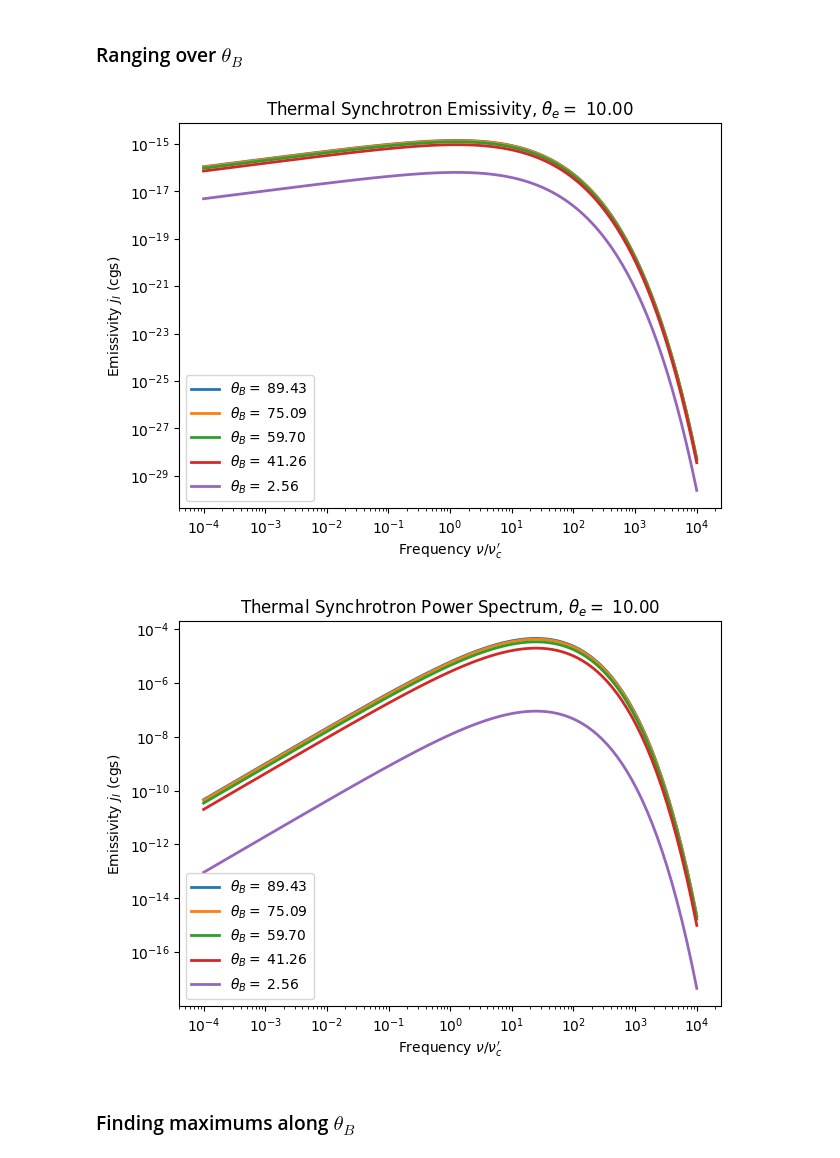
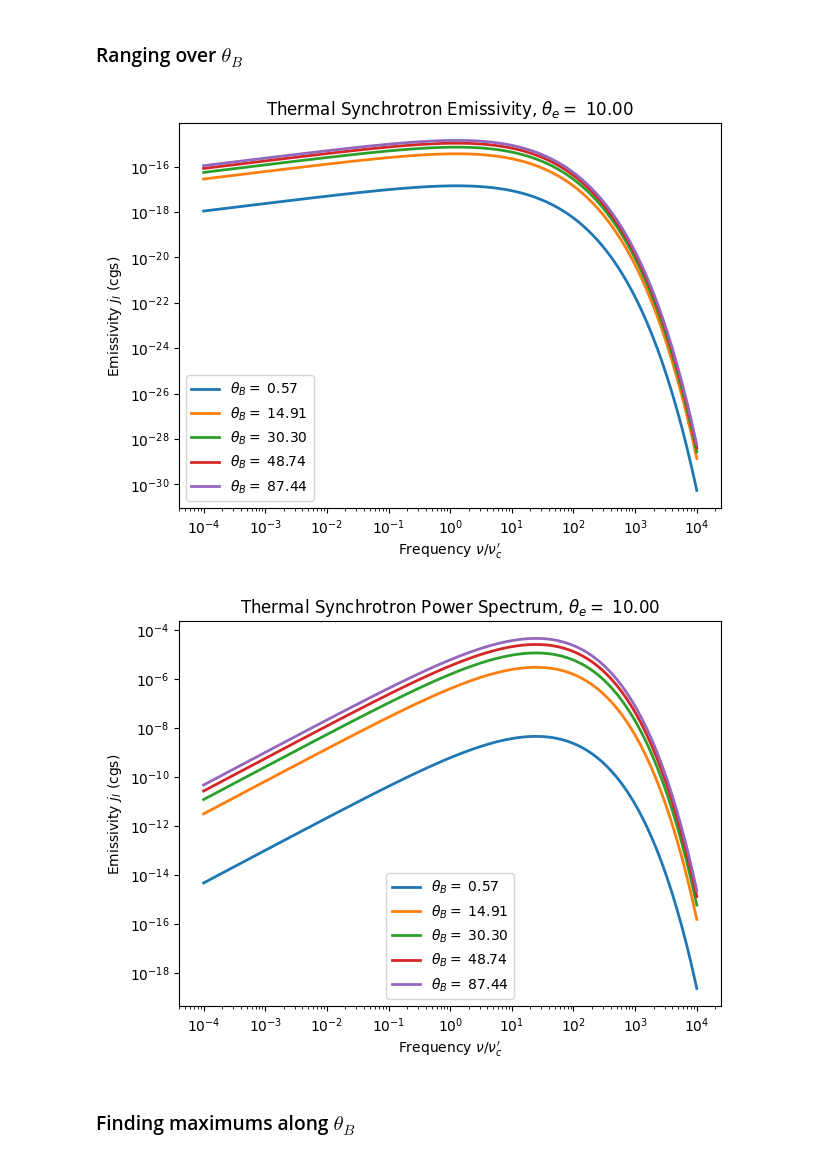
Before and after one commit to Aaron-Barrios/Aperture4, a Jupyter notebook: problems/gr_2d_kerr_schild/analysis_folder/access_data.ipynb, the cells around one changed output. Saved outputs shown, nothing was run; the diff lists cells and outputs as text; code cells hidden in the pictures.

```diff
--- a/problems/gr_2d_kerr_schild/analysis_folder/access_data.ipynb
+++ b/problems/gr_2d_kerr_schild/analysis_folder/access_data.ipynb
@@ -363,7 +363,7 @@ def nuc_prime(B, theta_e, theta_B):
     """ Characteristic synchrotron frequency (primed) """
     return 1.5*nuB(B)*np.sin(theta_B)*theta_e*theta_e
 # %%
-def build_F_table(xmin=1e-4, xmax=50.0, N=600):
+def build_F_table(xmin=1e-10, xmax=1e10, N=20000):
 
     xgrid = np.logspace(np.log10(xmin), np.log10(xmax), N)
     Fgrid = np.zeros_like(xgrid)
@@ -376,7 +376,10 @@ def build_F_table(xmin=1e-4, xmax=50.0, N=600):
     # remove any numerical pathologies
     mask = np.isfinite(Fgrid) & (Fgrid > 0)
     spline = CubicSpline(np.log(xgrid[mask]), np.log(Fgrid[mask]), extrapolate=True)
-    def F_exact(x): return np.exp(spline(np.log(x)))
+    def F_exact(x):
+        # Clip to table domain to avoid wild extrapolation
+        x = np.clip(x, xmin, xmax)
+        return np.exp(spline(np.log(x)))
     return F_exact
 
 # build once
@@ -414,15 +424,16 @@ def II_vec(x, theta_e):
     result, _ = quad_vec(integrand, 1./theta_e, np.inf, args=(x,), epsabs=1e-11, epsrel=1e-11)
     return result / x
 
-def jI(nu, n, B, theta_e, theta_B):
+def jI(nu, n, B, theta_e, theta_B, nuOvernucp=[]):
     nu_c = nuc_prime(B, theta_e, theta_B)
     x = nu / nu_c
-    prefactor = (n * q_e**2 * nu / (np.sqrt(3.)*kv(2., 1/theta_e)*c*theta_e))
+    if(len(nuOvernucp) != 0): x = nuOvernucp; nu = x*nu_c
+    prefactor = (n * q_e**2 * nu / (np.sqrt(3.)*kv(2., 1./theta_e)*c*theta_e))
     # II_vec handles both scalar and array x
     return prefactor * II_vec(x, theta_e)
 # %%
-nuOvernuc = np.logspace(np.log10(minnuRel), np.log10(maxnuRel), 100)
-nu = nuOvernuc * nuc_prime(B, theta_e, theta_B)
+nuOvernucp = np.logspace(np.log10(minnuRel), np.log10(maxnuRel), 100)
+nu = nuOvernucp * nuc_prime(B, theta_e, theta_B)
 
 # j_Islow = np.array([jIslow(freq, n, B, theta_e, theta_B) for freq in nu])
 j_I = jI(nu, n, B, theta_e, theta_B)
@@ -447,30 +458,30 @@ plt.show()
 # %% [markdown]
 ### Ranging over $\theta_B$
 # %%
-theta_Bs = np.arccos(np.linspace(0.01, 0.999, 5))  #np.pi*angle_Bs/180.
+theta_Bs = np.arcsin(np.linspace(0.01, 0.999, 5))
 angle_Bs = 180./np.pi * theta_Bs # np.array([15., 30., 45., 60., 90.])
-nus = np.array([nuOvernuc*nuc_prime(B, theta_e, thB) for thB in theta_Bs])
+nus = np.array([nuOvernucp*nuc_prime(B, theta_e, thB) for thB in theta_Bs])
 j_Is = np.array([jI(nus[i], n, B, theta_e, theta_Bs[i]) for i in range(len(theta_Bs))])
 # %%
 plt.figure(figsize=(7, 5))
-[plt.loglog(nuOvernuc, j_Is[i], linewidth=2, label=fr"$\theta_B =$ {angle_Bs[i]:.2f}") for i in range(len(j_Is))]
+[plt.loglog(nuOvernucp, j_Is[i], linewidth=2, label=fr"$\theta_B =$ {angle_Bs[i]:.2f}") for i in range(len(j_Is))]
 plt.xlabel(r"Frequency $\nu/\nu_c'$")
 plt.ylabel(r'Emissivity $j_I$ (cgs)')
 plt.title(fr'Thermal Synchrotron Emissivity, $\theta_e =$ {theta_e:.2f}')
 plt.legend()
 plt.show()
 # %% [output]
-[figure, old version]
+[figure, new version]
 # %%
 plt.figure(figsize=(7, 5))
-[plt.loglog(nuOvernuc, nus[i]*j_Is[i], linewidth=2, label=fr"$\theta_B =$ {angle_Bs[i]:.2f}") for i in range(len(j_Is))]
+[plt.loglog(nuOvernucp, nus[i]*j_Is[i], linewidth=2, label=fr"$\theta_B =$ {angle_Bs[i]:.2f}") for i in range(len(j_Is))]
 plt.xlabel(r"Frequency $\nu/\nu_c'$")
 plt.ylabel(r'Emissivity $j_I$ (cgs)')
 plt.title(fr'Thermal Synchrotron Power Spectrum, $\theta_e =$ {theta_e:.2f}')
 plt.legend()
 plt.show()
 # %% [output]
-[figure, old version]
+[figure, new version]
 # %% [markdown]
 ### Finding maximums along $\theta_B$
 # %%
```
Also changed, not shown: parts of 35 cells of this notebook.
